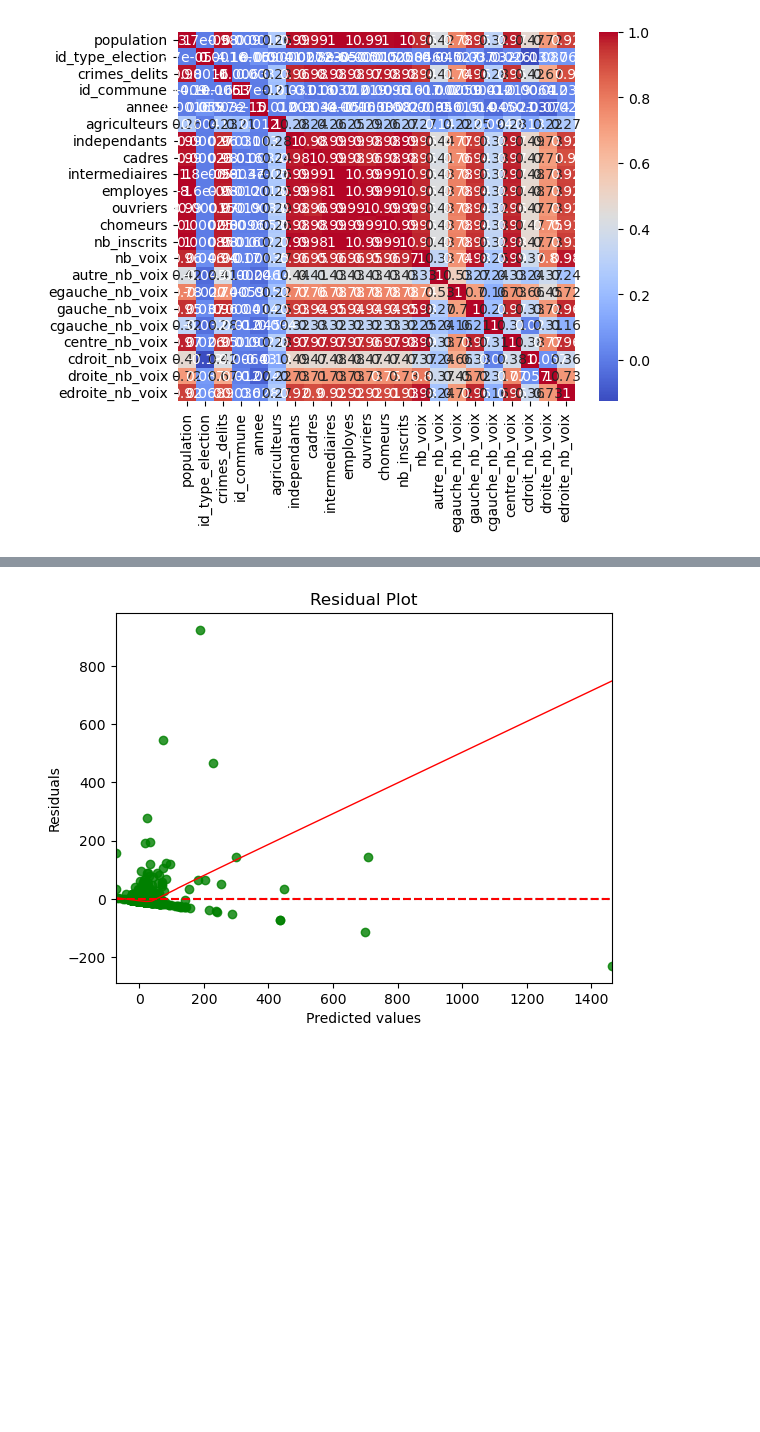
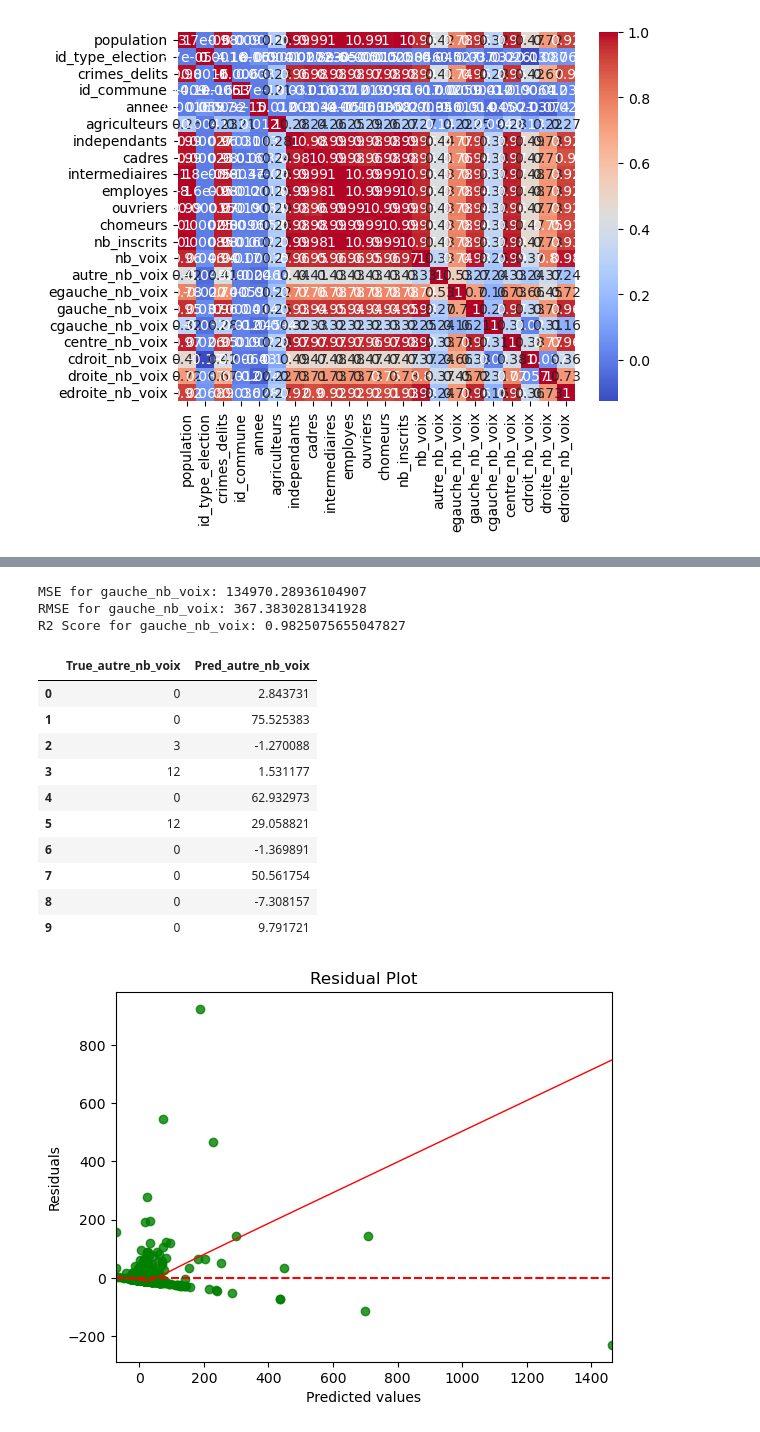
Before and after one commit to Lingatsu/MSPR_TPRE813_1, a Jupyter notebook: work/Machine_Learning.ipynb, the cells around one changed output, grey strips where cells are left out. Cells and saved outputs as stored; diff of their text form; code cells hidden in the pictures; blank space fills up the shorter version.

```diff
--- a/work/Machine_Learning.ipynb
+++ b/work/Machine_Learning.ipynb
@@ -173,3 +181,70 @@ print(f'R2 Score for {target}: {r2_score(Y_test, Y_pred)}')
+# %%
+features_gauche = ["population", "crimes_delits", "agriculteurs", "independants", "cadres",
+                 "intermediaires", "employes", "ouvriers", "chomeurs", "population_active_totale",
+                    "nb_inscrits", "nb_voix"]
+target = "gauche_nb_voix"
+
+
+X = df_pandas[features_autre]
+Y = df_pandas[target]
+X_train, X_test, Y_train, Y_test = train_test_split(X, Y, test_size=0.2, random_state=42)
+model = LinearRegression()
+model.fit(X_train, Y_train)
+
+Y_pred = model.predict(X_test)
+mse = mean_squared_error(Y_test, Y_pred)
+print(f'MSE for {target}: {mse}')
+print(f'RMSE for {target}: {np.sqrt(mse)}')
+
+print(f'R2 Score for {target}: {r2_score(Y_test, Y_pred)}')
+# %% [output]
+MSE for gauche_nb_voix: 134970.28936104907
+RMSE for gauche_nb_voix: 367.3830281341928
+R2 Score for gauche_nb_voix: 0.9825075655047827
+# %%
+features_gauche = ["population", "crimes_delits", "agriculteurs", "independants", "cadres",
+                 "intermediaires", "employes", "ouvriers", "chomeurs", "population_active_totale"]
+target = "autre_nb_voix"
+
+
+X = df_pandas[features_autre]
+Y = df_pandas[target]
+X_train, X_test, Y_train, Y_test = train_test_split(X, Y, test_size=0.2, random_state=42)
+model = LinearRegression()
+model.fit(X_train, Y_train)
+
+Y_pred = model.predict(X_test)
+mse = mean_squared_error(Y_test, Y_pred)
+print(f'MSE for {target}: {mse}')
+print(f'RMSE for {target}: {np.sqrt(mse)}')
+
+print(f'R2 Score for {target}: {r2_score(Y_test, Y_pred)}')
+# %%
+# Convert predictions to a DataFrame
+Y_pred_df = pd.DataFrame(Y_pred, columns=[f'pred_{target}'])
+
+# Select a few rows to visualize (for example, the first 10 rows)
+comparison_df = pd.DataFrame({
+    'True_' + target: Y_test.values[:10]
+})
+
+# Add predicted values to the comparison DataFrame
+comparison_df['Pred_' + target] = Y_pred_df
+
+# Display the comparison for the first few rows
+comparison_df
+# %% [output]
+|  | True_autre_nb_voix | Pred_autre_nb_voix |
+| 0 | 0 | 2.843731 |
+| 1 | 0 | 75.525383 |
+| 2 | 3 | -1.270088 |
+| 3 | 12 | 1.531177 |
+| 4 | 0 | 62.932973 |
+| 5 | 12 | 29.058821 |
+| 6 | 0 | -1.369891 |
+| 7 | 0 | 50.561754 |
+| 8 | 0 | -7.308157 |
+| 9 | 0 | 9.791721 |
 # %%
 sns.residplot(x=Y_pred, y=Y_test - Y_pred, lowess=True, color="g", line_kws={'color': 'red', 'lw': 1})
 plt.xlabel('Predicted values')
```
Also changed, not shown: parts of 27 cells of this notebook, 1 other file.
